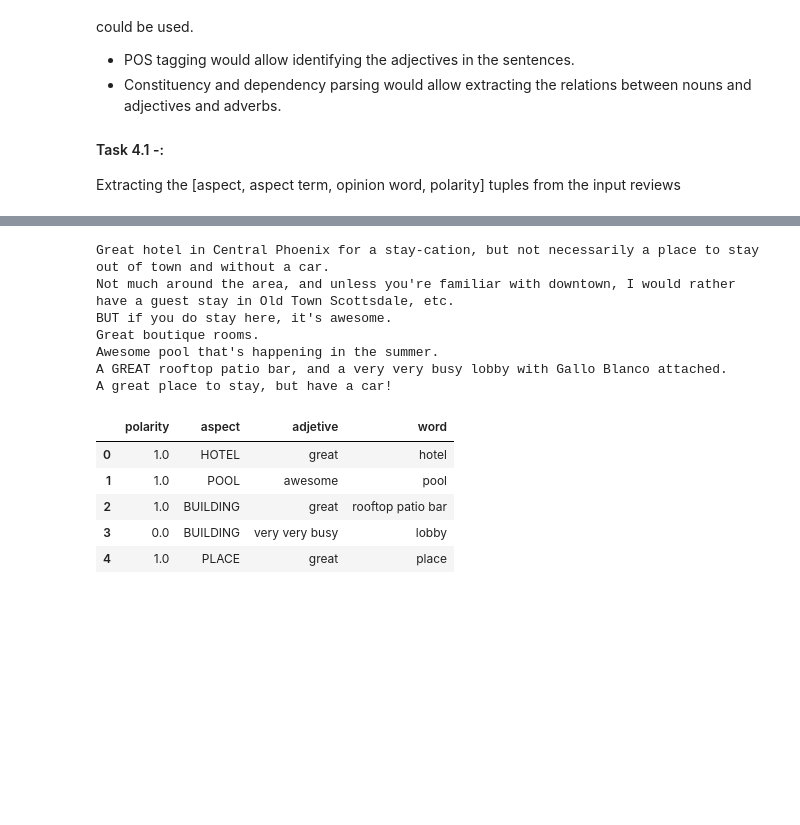
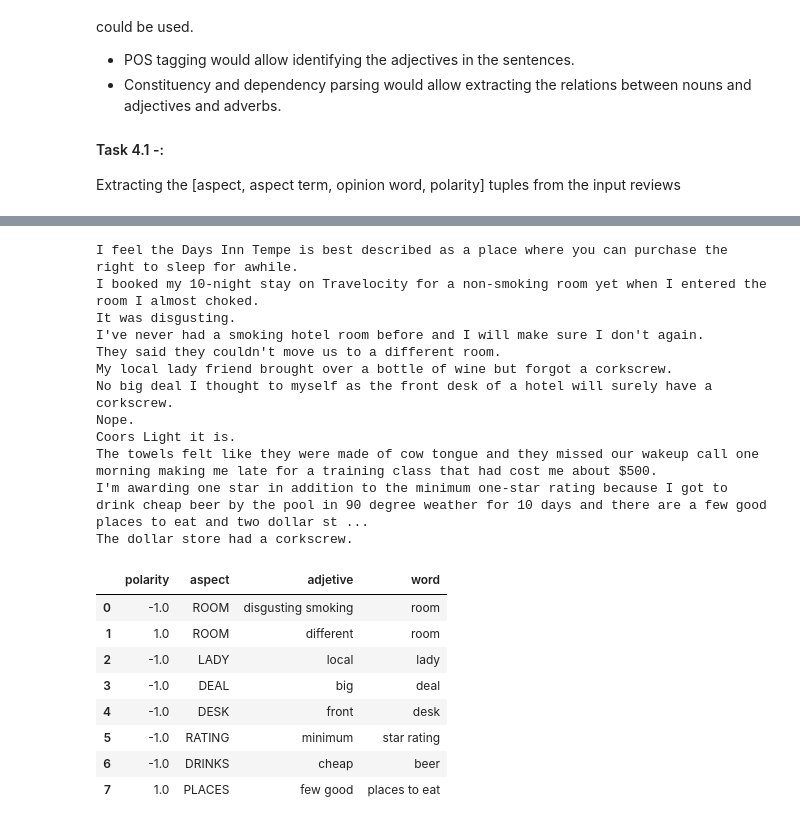
Before and after one commit to glorelvalle/mucd-mg, a Jupyter notebook: pln/p1.ipynb, the cells around one changed output, grey strips where cells are left out. Cells and saved outputs as stored; diff of their text form; code cells hidden in the pictures; blank space fills up the shorter version.

```diff
--- a/pln/p1.ipynb
+++ b/pln/p1.ipynb
@@ -242,0 +283,15 @@ for positiveWord in positiveWords:
+# %%
+from nltk.sentiment import SentimentIntensityAnalyzer
+from nltk.sentiment.vader import VaderConstants
+
+def get_vader_score(sent):
+    sid = SentimentIntensityAnalyzer()
+    # Polarity score returns dictionary
+    ss = sid.polarity_scores(sent)
+    #return ss
+    idx = np.argmax(list(ss.values())[:-1])
+    if idx==0: return -1.0
+    if idx==1: return 0.0
+    if idx==2: return 1.0
+
+get_vader_score('it is not a funny joke')
@@ -251,7 +308,7 @@ nlp = spacy.load("en_core_web_lg")
 # %%
 # lexicon2 between -3, 3
-lexicon2 = {}
+lexicon = {}
 # $:	-1.5	0.80623	[-1, -1, -1, -1, -3, -1, -3, -1, -2, -1]
 for l in file.split("\n"):
     word, polarity = l.strip().split("\t")[0:2]
-    lexicon2[word] = float(polarity)
+    lexicon[word] = float(polarity)
@@ -289,9 +368,3 @@ constants = VaderConstants()
 print(constants.BOOSTER_DICT)
 # %% [output]
 {'absolutely': 0.293, 'amazingly': 0.293, 'awfully': 0.293, 'completely': 0.293, 'considerably': 0.293, 'decidedly': 0.293, 'deeply': 0.293, 'effing': 0.293, 'enormously': 0.293, 'entirely': 0.293, 'e ...
-# %%
-#nltk.download('vader_lexicon')
-
-analyzer = SentimentIntensityAnalyzer()
-s = "I'm really interested in music"
-print(s, " => ", analyzer.polarity_scores(s))
@@ -307,14 +378,3 @@ from the reviews. For this purpose, POS tagging, constituency and dependency par
 
 #### Task 4.1 -:
 Extracting the [aspect, aspect term, opinion word, polarity] tuples from the input reviews
-# %%
-# testing
-review = reviews_hotels[10].get("reviewText")
-review = clean(review)
-
-sentences = nltk.sent_tokenize(review)
-s = sentences
-print(s)
-result, = dependency_parser.raw_parse(s[3])
-for head, relation, dependent in result.triples():
-    print(head, relation, dependent)
@@ -410,40 +485,46 @@ def save_information(aspect, dict_inf, data):
 # %%
 import pandas as pd
 from nltk.parse.corenlp import CoreNLPDependencyParser
 
 data = pd.DataFrame(columns = ['polarity', 'aspect', 'adjetive', 'word'])
 
 dependency_parser = CoreNLPDependencyParser()
 
-review = reviews_hotels[0].get("reviewText")
+review = reviews_hotels[1].get("reviewText")
 review = clean(review)
 
 sentences = nltk.sent_tokenize(review)
 
 for s in sentences:
     print(s)
-
     result, = dependency_parser.raw_parse(s)
 
     dict_inf = {}
     aspect = None
     for head, relation, dependent in result.triples():
         aspect, dict_inf, data = get_information(head, relation, dependent, aspect, dict_inf, data)
-    data = save_information(aspect, dict_inf, data)
-
+    data, _ = save_information(aspect, dict_inf, data)
 
 data
 # %% [output]
-Great hotel in Central Phoenix for a stay-cation, but not necessarily a place to stay out of town and without a car.
-Not much around the area, and unless you're familiar with downtown, I would rather have a guest stay in Old Town Scottsdale, etc.
-BUT if you do stay here, it's awesome.
-Great boutique rooms.
-Awesome pool that's happening in the summer.
-A GREAT rooftop patio bar, and a very very busy lobby with Gallo Blanco attached.
-A great place to stay, but have a car!
+I feel the Days Inn Tempe is best described as a place where you can purchase the right to sleep for awhile.
+I booked my 10-night stay on Travelocity for a non-smoking room yet when I entered the room I almost choked.
+It was disgusting.
+I've never had a smoking hotel room before and I will make sure I don't again.
+They said they couldn't move us to a different room.
+My local lady friend brought over a bottle of wine but forgot a corkscrew.
+No big deal I thought to myself as the front desk of a hotel will surely have a corkscrew.
+Nope.
+Coors Light it is.
+The towels felt like they were made of cow tongue and they missed our wakeup call one morning making me late for a training class that had cost me about $500.
+I'm awarding one star in addition to the minimum one-star rating because I got to drink cheap beer by the pool in 90 degree weather for 10 days and there are a few good places to eat and two dollar st ...
+The dollar store had a corkscrew.
 |  | polarity | aspect | adjetive | word |
-| 0 | 1.0 | HOTEL | great | hotel |
-| 1 | 1.0 | POOL | awesome | pool |
-| 2 | 1.0 | BUILDING | great | rooftop patio bar |
-| 3 | 0.0 | BUILDING | very very busy | lobby |
-| 4 | 1.0 | PLACE | great | place |
+| 0 | -1.0 | ROOM | disgusting smoking | room |
+| 1 | 1.0 | ROOM | different | room |
+| 2 | -1.0 | LADY | local | lady |
+| 3 | -1.0 | DEAL | big | deal |
+| 4 | -1.0 | DESK | front | desk |
+| 5 | -1.0 | RATING | minimum | star rating |
+| 6 | -1.0 | DRINKS | cheap | beer |
+| 7 | 1.0 | PLACES | few good | places to eat |
```
Also changed, not shown: parts of 23 cells of this notebook.
